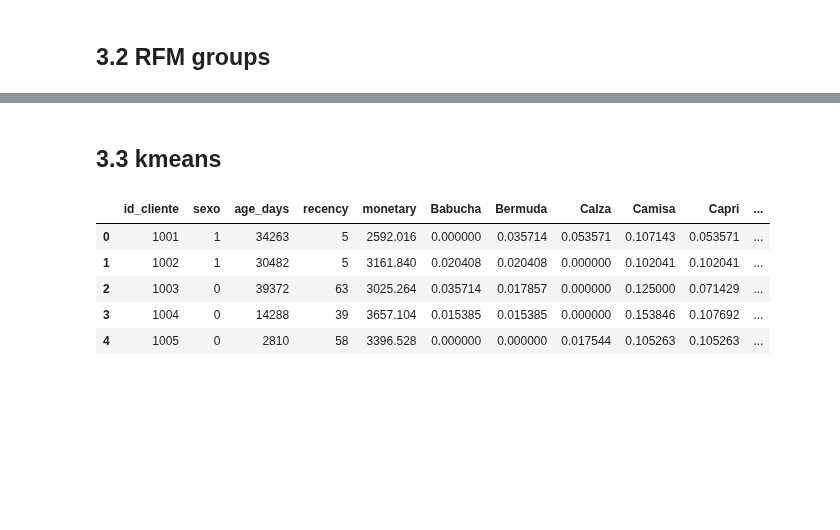
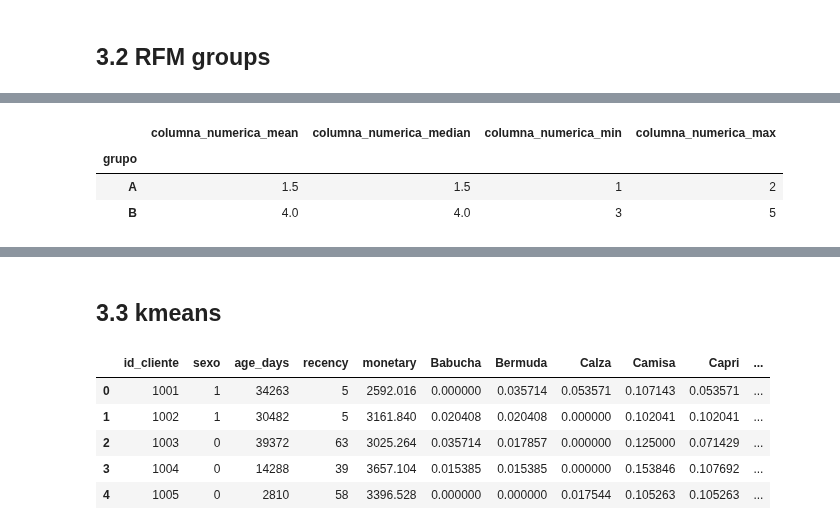
Before and after one commit to oecorrechag/Project-Australia, a Jupyter notebook: notebooks/3.0_models.ipynb, the cells around one changed output, grey strips where cells are left out. Saved outputs shown, nothing was run; the diff lists cells and outputs as text; code cells hidden in the pictures; blank space fills up the shorter version.

```diff
--- a/notebooks/3.0_models.ipynb
+++ b/notebooks/3.0_models.ipynb
@@ -73 +73,24 @@ Uniquely Promising Highs     1
 Name: count, dtype: int64
+# %%
+def resumen_por_grupo(dataframe, columna):
+    # Agrupar por la columna especificada y calcular las estadísticas deseadas
+    resumen = dataframe.groupby(columna).agg({'columna_numerica': ['mean', 'median', 'min', 'max']})
+
+    # Renombrar las columnas resultantes
+    resumen.columns = ['{}_{}'.format(col[0], col[1]) for col in resumen.columns]
+
+    return resumen
+
+dfff = {'grupo': ['A', 'A', 'B', 'B', 'B'],
+         'columna_numerica': [1, 2, 3, 4, 5],
+         'columna_numerica2': [11, 21, 31, 41, 51],
+         }
+
+dfff = pd.DataFrame(dfff)
+ff = resumen_por_grupo(dfff, 'grupo')
+ff
+# %% [output]
+|  | columna_numerica_mean | columna_numerica_median | columna_numerica_min | columna_numerica_max |
+| grupo |  |  |  |  |
+| A | 1.5 | 1.5 | 1 | 2 |
+| B | 4.0 | 4.0 | 3 | 5 |
```
Also changed, not shown: parts of 8 cells of this notebook.
